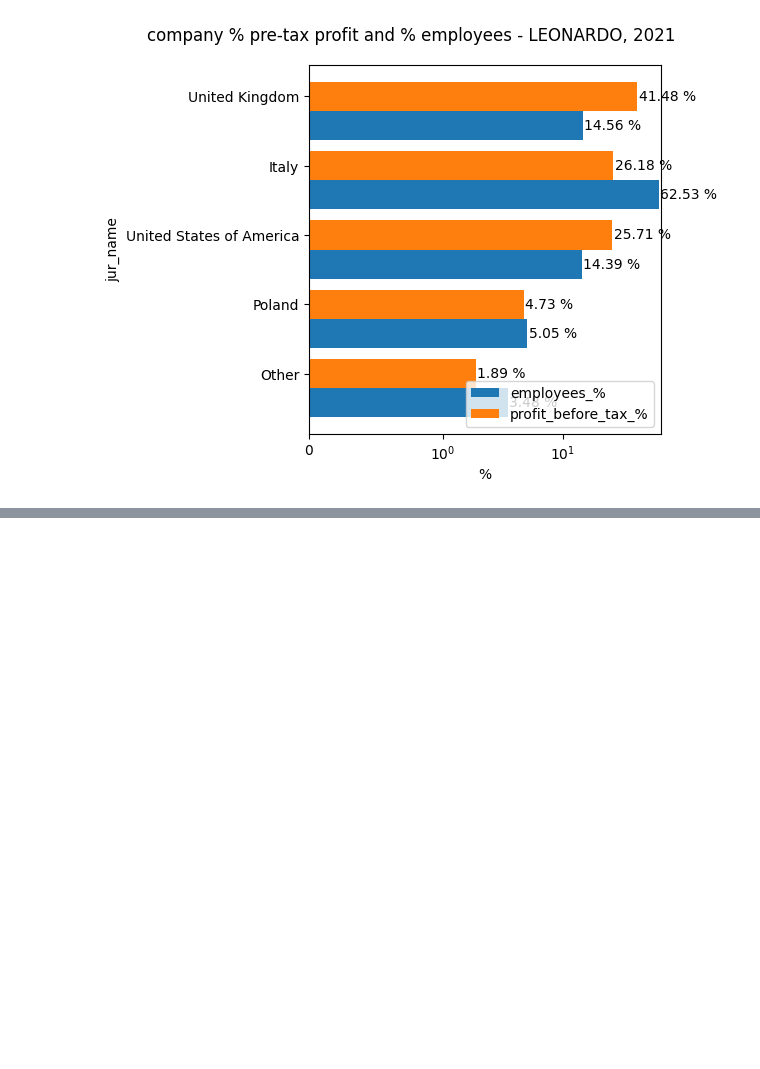
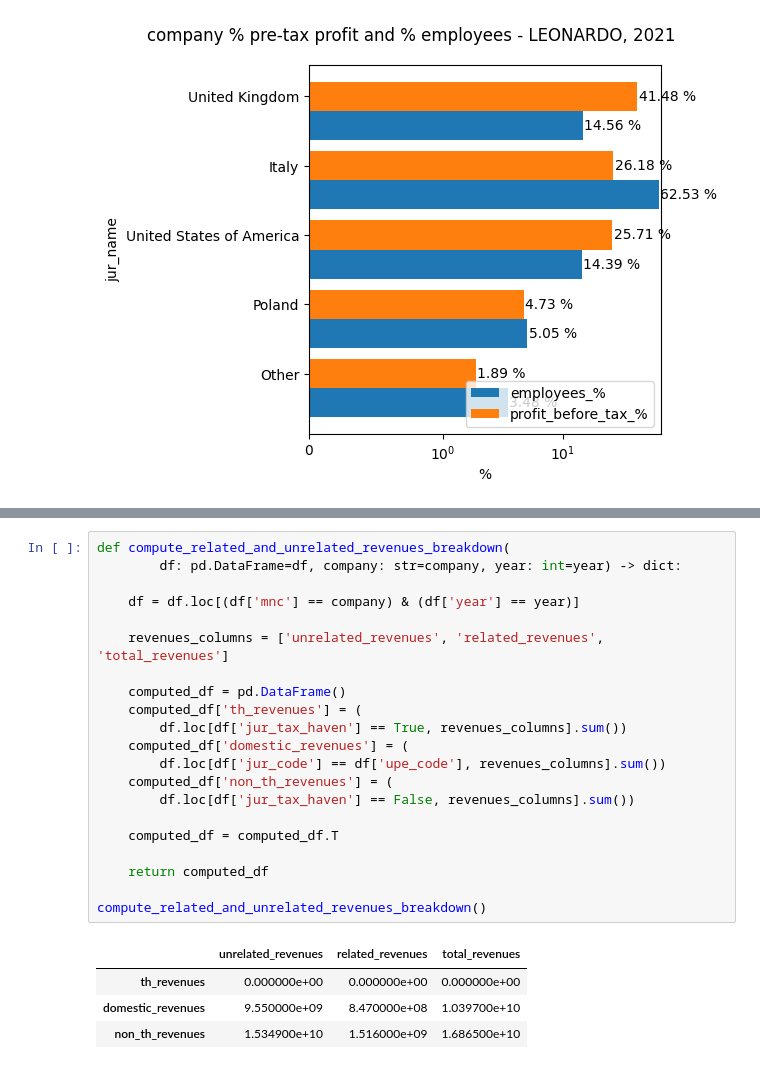
Before and after one commit to anquetos/data4good-taxobservatory-dataviz, a Jupyter notebook: taxobservatory-dataviz.ipynb, the cells around one changed output, grey strips where cells are left out. Saved outputs shown, nothing was run; the diff lists cells and outputs as text; blank space fills up the shorter version.

```diff
--- a/taxobservatory-dataviz.ipynb
+++ b/taxobservatory-dataviz.ipynb
@@ -259,0 +266,26 @@ plot_pretax_profit_and_employees_rank()
+# %%
+def compute_related_and_unrelated_revenues_breakdown(
+        df: pd.DataFrame=df, company: str=company, year: int=year) -> dict:
+
+    df = df.loc[(df['mnc'] == company) & (df['year'] == year)]
+
+    revenues_columns = ['unrelated_revenues', 'related_revenues', 'total_revenues']
+
+    computed_df = pd.DataFrame()
+    computed_df['th_revenues'] = (
+        df.loc[df['jur_tax_haven'] == True, revenues_columns].sum())
+    computed_df['domestic_revenues'] = (
+        df.loc[df['jur_code'] == df['upe_code'], revenues_columns].sum())
+    computed_df['non_th_revenues'] = (
+        df.loc[df['jur_tax_haven'] == False, revenues_columns].sum())
+
+    computed_df = computed_df.T
+
+    return computed_df
+
+compute_related_and_unrelated_revenues_breakdown()
+# %% [output]
+|  | unrelated_revenues | related_revenues | total_revenues |
+| th_revenues | 0.000000e+00 | 0.000000e+00 | 0.000000e+00 |
+| domestic_revenues | 9.550000e+09 | 8.470000e+08 | 1.039700e+10 |
+| non_th_revenues | 1.534900e+10 | 1.516000e+09 | 1.686500e+10 |
```
Also changed, not shown: parts of 4 cells of this notebook.
